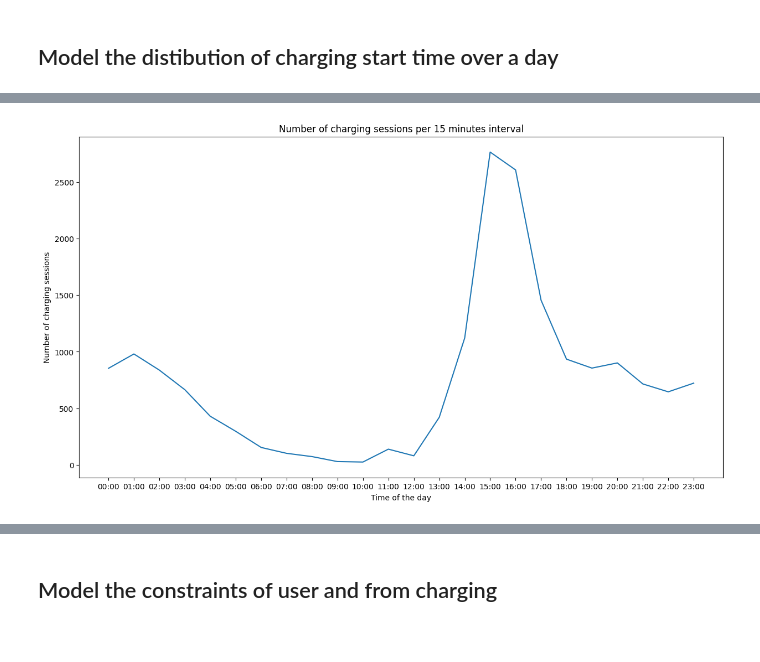
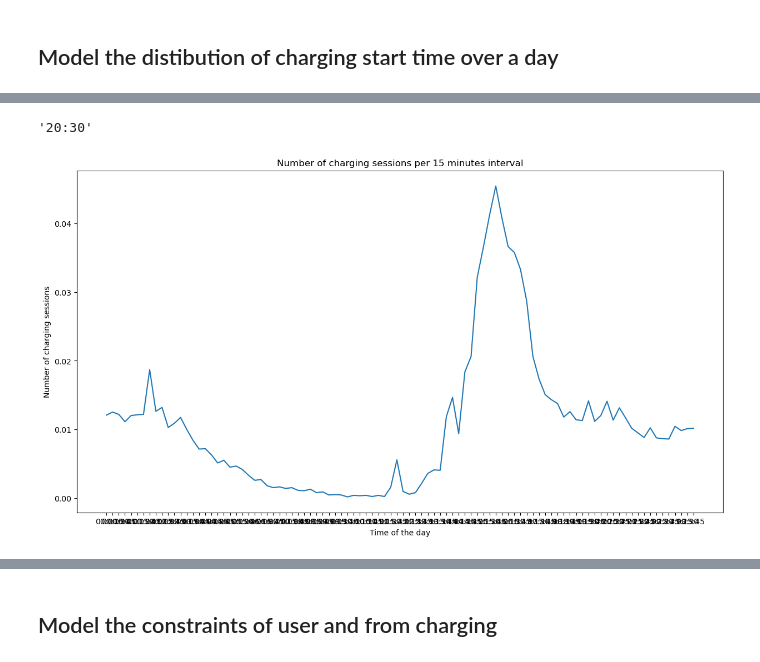
Before and after one commit to yanis-trn/EnergyNow2.0, a Jupyter notebook: EV-modeling.ipynb, the cells around one changed output, grey strips where cells are left out. Cells and saved outputs as stored; diff of their text form; code cells hidden in the pictures.

```diff
--- a/EV-modeling.ipynb
+++ b/EV-modeling.ipynb
@@ -200,0 +181,26 @@ df.shape
+# %%
+# Loading and creating a dataframe with the different charging events from Caltech
+
+with open('data/acndata_sessions.json', 'r') as file:        data = json.load(file)
+
+items = data["_items"]
+
+# Create a list of dictionaries with the desired columns
+data_list = []
+for item in items:
+    data_list.append({
+        "connection_time": item["connectionTime"],
+        "done_charging_time": item["doneChargingTime"],
+        "kwh_delivered": item["kWhDelivered"]
+    })
+
+print("number of charging events: {}".format(len(data["_items"])))
+# Create a DataFrame
+data_charging = pd.DataFrame(data_list)
+# Create a new column with just the time of the day
+
+data_charging["hour"] = pd.to_datetime(data_charging["connection_time"]).dt.strftime('%H:%M')
+
+data_charging['15_min_interval'] = pd.to_datetime(data_charging['connection_time']).apply(lambda x: x - timedelta(minutes=x.minute % 15, seconds=x.second, microseconds=x.microsecond)).dt.strftime('%H:%M')
+event_counts = data_charging.groupby('15_min_interval').size().reset_index(name='event_count')
+event_counts["probability"] = event_counts["event_count"] / event_counts["event_count"].sum()
@@ -223,4 +217,0 @@ df.head()
-# %%
-df['15_min_interval'] = pd.to_datetime(df['connection_time']).apply(lambda x: x - datetime.timedelta(minutes=x.minute % 60, seconds=x.second, microseconds=x.microsecond)).dt.strftime('%H:%M')
-event_counts = df.groupby('15_min_interval').size().reset_index(name='event_count')
-df.head()
@@ -254,11 +250,16 @@ event_counts
+# %%
+sampled_time = np.random.choice(event_counts['15_min_interval'], p=event_counts['probability'])
+sampled_time
+# %% [output]
+'20:30'
 # %%
 ## Plot the number of charging sessions per 15 minutes interval
 
 plt.figure(figsize=(15, 8))
-sns.lineplot(data=event_counts, x='15_min_interval', y='event_count')
+sns.lineplot(data=event_counts, x='15_min_interval', y='probability')
 plt.xlabel('Time of the day')
 plt.ylabel('Number of charging sessions')
 plt.title('Number of charging sessions per 15 minutes interval')
 plt.show()
 # %% [output]
-[figure, old version]
+[figure, new version]
```
Also changed, not shown: parts of 31 cells of this notebook, 1 other file.
